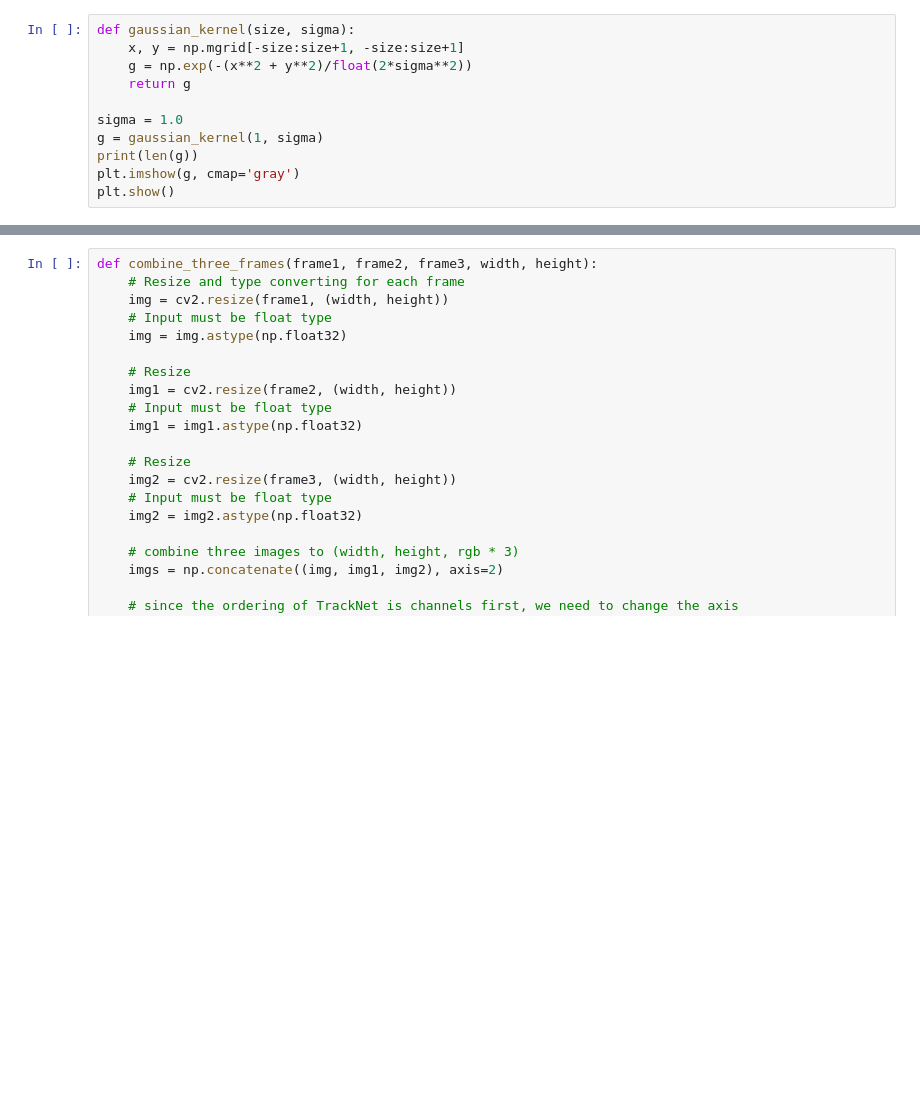
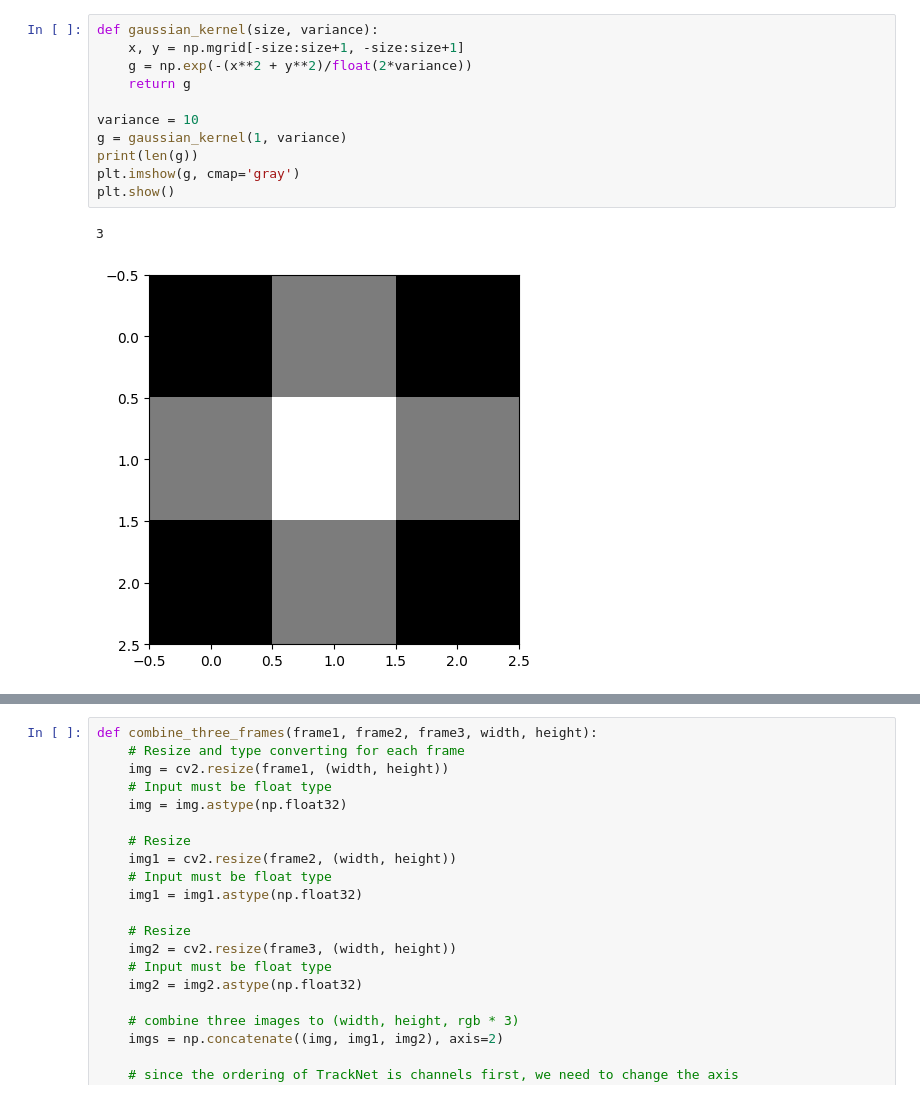
Before and after one commit to kaelfdl/ai-tennis-analysis-tracknet, a Jupyter notebook: training/ball_detection_training.ipynb, the cells around one changed output, grey strips where cells are left out. Saved outputs shown, nothing was run; the diff lists cells and outputs as text; blank space fills up the shorter version.

```diff
--- a/training/ball_detection_training.ipynb
+++ b/training/ball_detection_training.ipynb
@@ -32,12 +42,15 @@ df.head()
 # %%
-def gaussian_kernel(size, sigma):
+def gaussian_kernel(size, variance):
     x, y = np.mgrid[-size:size+1, -size:size+1]
-    g = np.exp(-(x**2 + y**2)/float(2*sigma**2))
+    g = np.exp(-(x**2 + y**2)/float(2*variance))
     return g
 
-sigma = 1.0
-g = gaussian_kernel(1, sigma)
+variance = 10
+g = gaussian_kernel(1, variance)
 print(len(g))
 plt.imshow(g, cmap='gray')
 plt.show()
+# %% [output]
+3
+[figure, added]
 # %%
```
Also changed, not shown: parts of 18 cells of this notebook.
